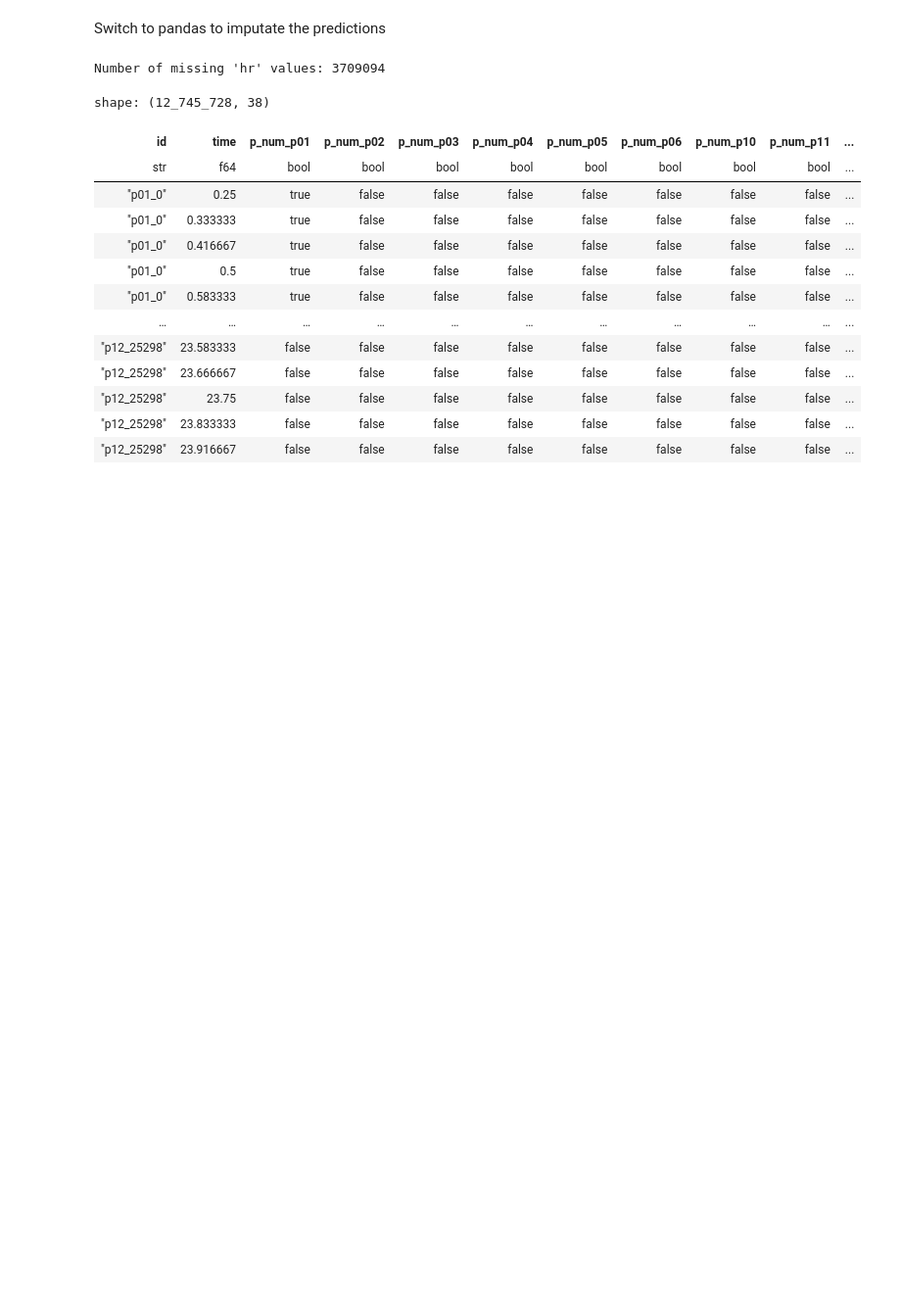
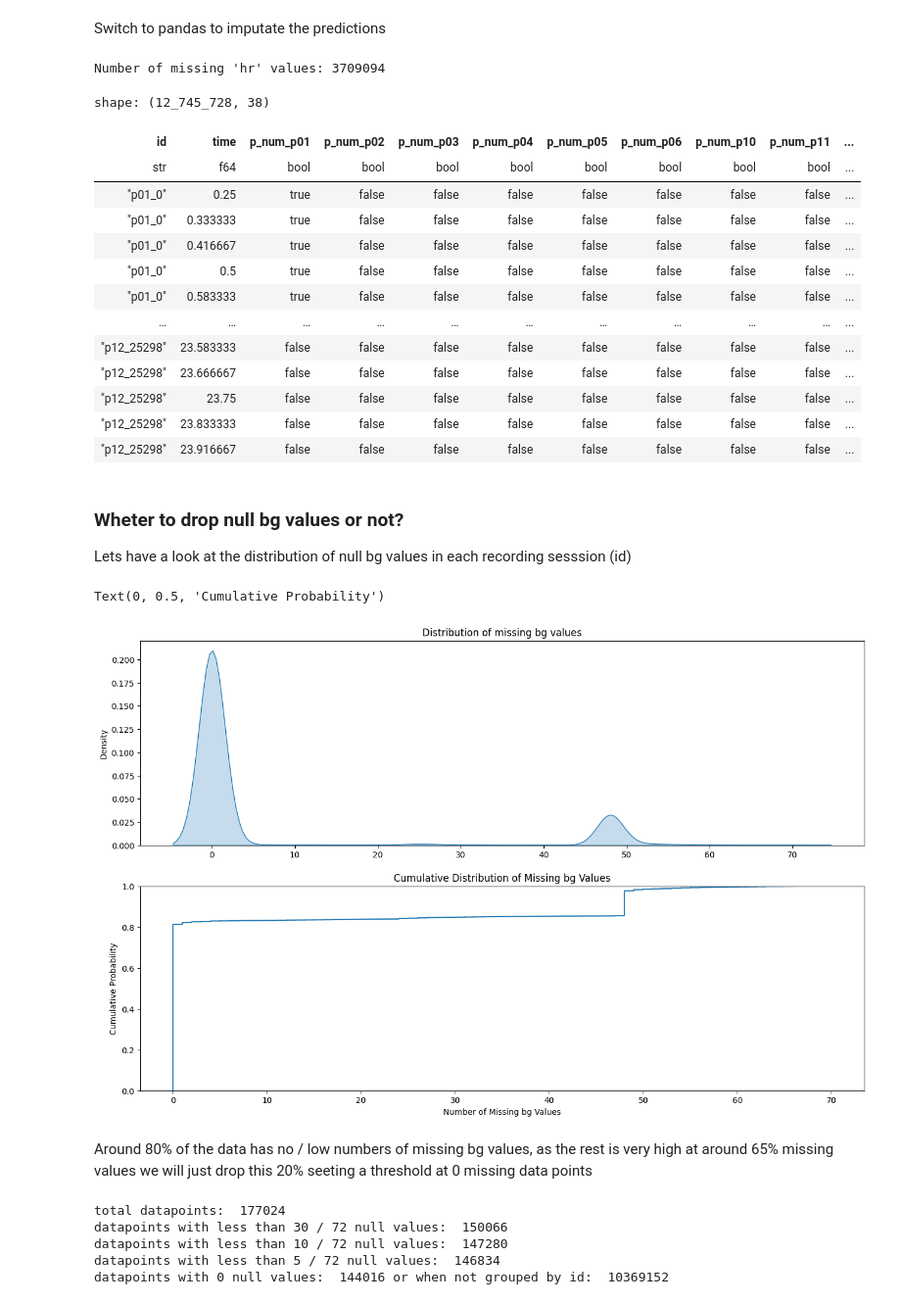
Before and after one commit to jamiemilsom/bloodGlucosePrediciton, a Jupyter notebook: src/notebooks/EDA.ipynb, the cells around one changed output. Shown at 98% size. Cells and saved outputs as stored; diff of their text form; code cells hidden in the pictures; blank space fills up the shorter version.

```diff
--- a/src/notebooks/EDA.ipynb
+++ b/src/notebooks/EDA.ipynb
@@ -644,3 +662,38 @@ shape: (12_745_728, 38)
 | "p12_25298" | 23.75 | false | false | false | false | false | false | false | false | ... |
 | "p12_25298" | 23.833333 | false | false | false | false | false | false | false | false | ... |
 | "p12_25298" | 23.916667 | false | false | false | false | false | false | false | false | ... |
+# %% [markdown]
+### Wheter to drop null bg values or not?
+Lets have a look at the distribution of null bg values in each recording sesssion (id)
+# %%
+null_bg = lstm_hr_df.group_by('id').agg(
+    pl.col('bg').null_count().alias('null_count')
+).sort('null_count', descending=True)
+
+plt.figure(figsize=(16,10))
+plt.subplot(2,1,1)
+sns.kdeplot(null_bg['null_count'].to_numpy(), fill=True)
+plt.title('Distribution of missing bg values')
+
+plt.subplot(2,1,2)
+sns.ecdfplot(null_bg['null_count'].to_numpy())
+plt.title('Cumulative Distribution of Missing bg Values')
+plt.xlabel('Number of Missing bg Values')
+plt.ylabel('Cumulative Probability')
+# %% [output]
+Text(0, 0.5, 'Cumulative Probability')
+[figure, added]
+# %% [markdown]
+Around 80% of the data has no / low numbers of missing bg values, as the rest is very high at around 65% missing values we will just drop this 20% seeting a threshold at 0 missing data points
+# %%
+print('total datapoints: ',null_bg.count()['null_count'][0])
+print('datapoints with less than 30 / 72 null values: ',null_bg.filter(pl.col('null_count') < 30).count()['null_count'][0])
+print('datapoints with less than 10 / 72 null values: ',null_bg.filter(pl.col('null_count') < 10).count()['null_count'][0])
+print('datapoints with less than 5 / 72 null values: ',null_bg.filter(pl.col('null_count') < 5).count()['null_count'][0])
+print('datapoints with 0 null values: ',null_bg.filter(pl.col('null_count') == 0).count()['null_count'][0], 'or when not grouped by id: ',null_bg.filter(pl.col('null_count') == 0).count()['null_count'][0] * 72)
+# %% [output]
+total datapoints:  177024
+datapoints with less than 30 / 72 null values:  150066
+datapoints with less than 10 / 72 null values:  147280
+datapoints with less than 5 / 72 null values:  146834
+datapoints with 0 null values:  144016 or when not grouped by id:  10369152
```
Also changed, not shown: parts of 11 cells of this notebook.
